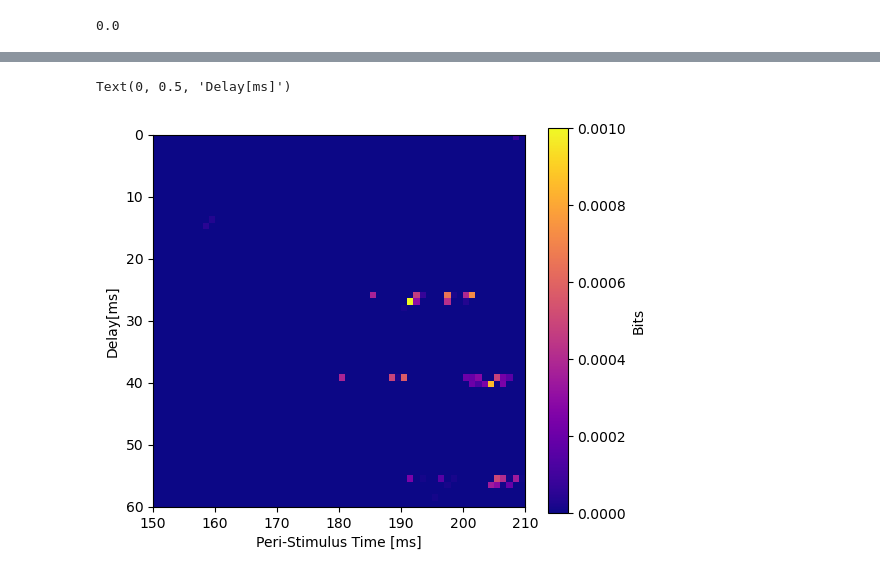
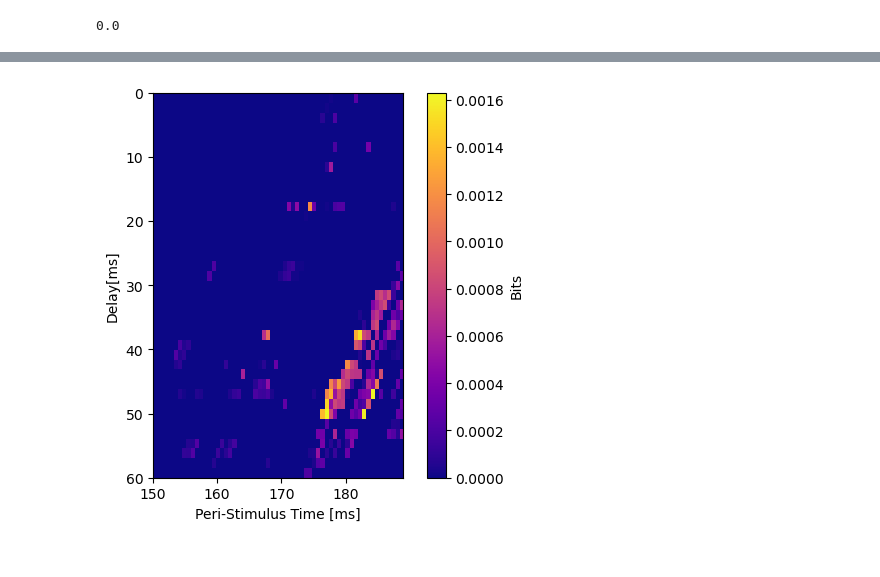
Before and after one commit to LauraRavagnani/Brain_Info_Transfer, a Jupyter notebook: Data_analysis.ipynb, the cells around one changed output, grey strips where cells are left out. Saved outputs shown, nothing was run; the diff lists cells and outputs as text; code cells hidden in the pictures.

```diff
--- a/Data_analysis.ipynb
+++ b/Data_analysis.ipynb
@@ -319,9 +322,9 @@ Text(0, 0.5, 'Delay[ms]')
 # %%
 plt.figure(figsize=(6,5))
-plt.imshow(left_fit[0,150:209,:],extent=[150,210,60,0],origin='lower',cmap='plasma')
+plt.imshow(left_fit[0,150:189,:],extent=[150,189,60,0],origin='lower',cmap='plasma')
 plt.colorbar(label='Bits')
 plt.xlabel('Peri-Stimulus Time [ms]')
 plt.ylabel('Delay[ms]')
+plt.show()
 # %% [output]
-Text(0, 0.5, 'Delay[ms]')
-[figure, old version]
+[figure, new version]
```
Also changed, not shown: parts of 2 cells of this notebook.
